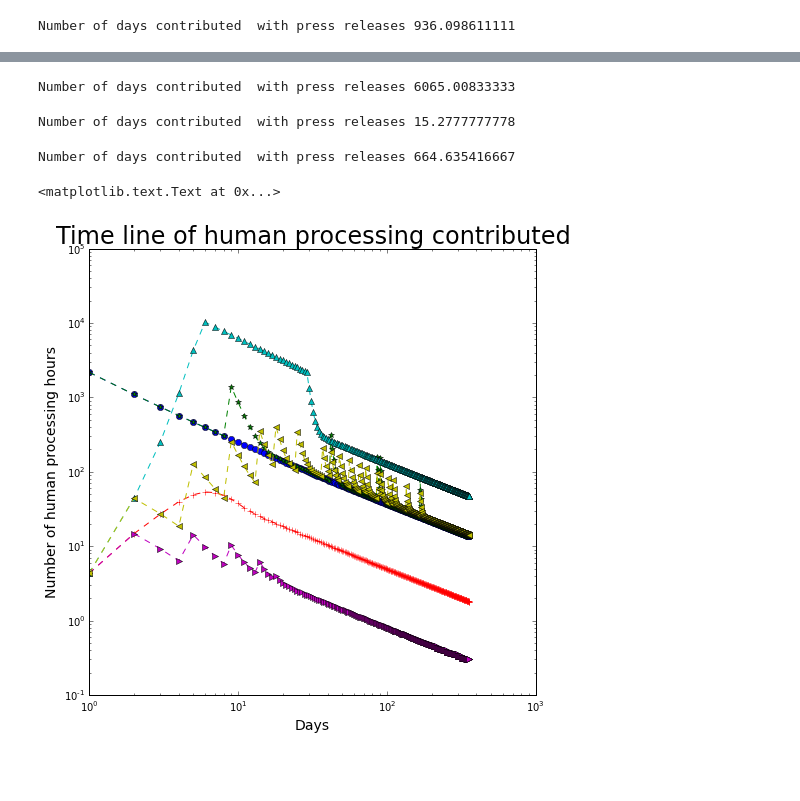
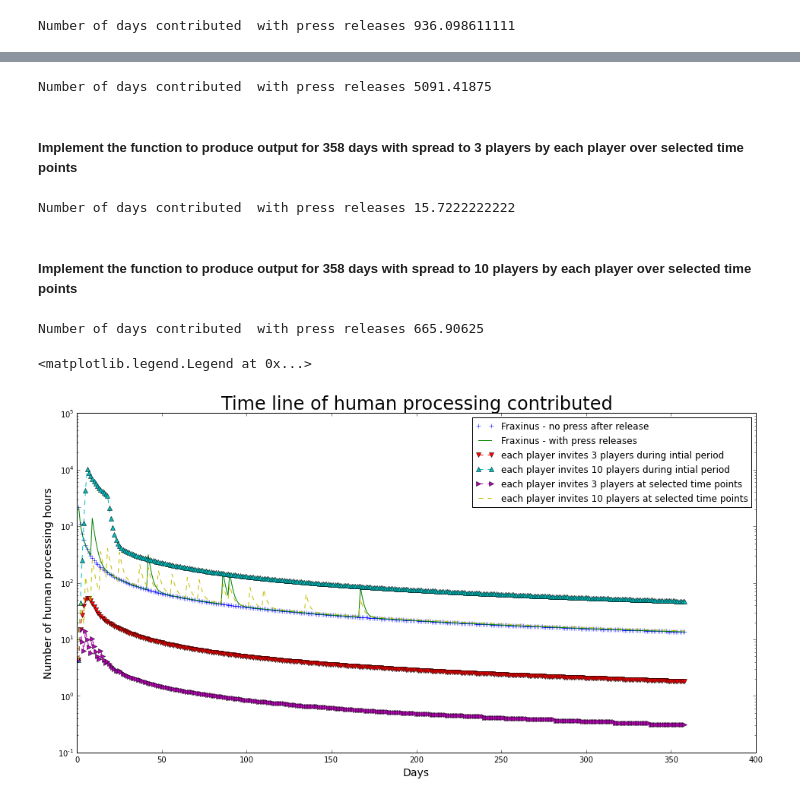
Before and after one commit to TeamMacLean/fraxinus_version1_data_analysis, a Jupyter notebook: fraxinus_visits_model/Players-nonplayers.ipynb, the cells around one changed output, grey strips where cells are left out. Drawn from its saved outputs; the diff is of its cells as text; code cells hidden in the pictures; blank space fills up the shorter version.

Commit message:
added markdown annotations for each implementation of function and annotated the final graph

```diff
--- a/fraxinus_visits_model/Players-nonplayers.ipynb
+++ b/fraxinus_visits_model/Players-nonplayers.ipynb
@@ -93,7 +98,7 @@ def progvisits(days, pressdates, invites):
             # But the addtional players are inverse to time since the release
             # Has reached the maximum interested people or loss of novelty??
             if i in press:
-                presspush = newplayers*invites*2/i
+                presspush = newplayers*invites/(i*0.5)
                 if start <= 5000:
                     newplayers = presspush
                     start += presspush
@@ -114,5 +121,5 @@ def progvisits(days, pressdates, invites):
 # %%
-press=range(2,30)
+press=range(2,19)
 invites = 3
 visits3 = progvisits(days, press, invites)
 total3 = sum(visits3)/24
@@ -127,5 +136,5 @@ Number of days contributed  with press releases 83.4930555556
 # %%
-press=range(2,30)
+press=range(2,19)
 invites = 10
 visits4 = progvisits(days, press, invites)
 total4 = sum(visits4)/24
@@ -136,7 +145,9 @@ for k in days:
 
 print "Number of days contributed  with press releases", total4
 # %% [output]
-Number of days contributed  with press releases 6065.00833333
+Number of days contributed  with press releases 5091.41875
+# %% [markdown]
+##### Implement the function to produce output for 358 days with spread to 3 players by each player over selected time points
 # %%
 press=[2,5,9,14,18,25,37,42,48,56,65,72,86,90,102,110,135,167]
 invites = 3
@@ -149,7 +160,9 @@ for k in days:
 
 print "Number of days contributed  with press releases", total5
 # %% [output]
-Number of days contributed  with press releases 15.2777777778
+Number of days contributed  with press releases 15.7222222222
+# %% [markdown]
+##### Implement the function to produce output for 358 days with spread to 10 players by each player over selected time points
 # %%
 press=[2,5,9,14,18,25,37,42,48,56,65,72,86,90,102,110,135,167]
 invites = 10
@@ -164,22 +177,23 @@ print "Number of days contributed  with press releases", total6
 
 f.close()
 # %% [output]
-Number of days contributed  with press releases 664.635416667
+Number of days contributed  with press releases 665.90625
 # %%
 
 import matplotlib.pyplot as plt
-fig, axes = plt.subplots(1, 1, figsize=(8, 8))
-plt.plot(days, visits1, "--o")
-plt.plot(days, visits2, "--*")
-plt.plot(days, visits3, "--+")
-plt.plot(days, visits4, "--^")
-plt.plot(days, visits5, "-->")
-plt.plot(days, visits6, "--<")
+fig, axes = plt.subplots(1, 1, figsize=(16, 8))
+plt.plot(days, visits1, "+", label="Fraxinus - no press after release")
+plt.plot(days, visits2, "-", label="Fraxinus - with press releases")
+plt.plot(days, visits3, "--v", label="each player invites 3 players during intial period")
+plt.plot(days, visits4, "--^", label="each player invites 10 players during intial period")
+plt.plot(days, visits5, "-->", label="each player invites 3 players at selected time points")
+plt.plot(days, visits6, "--", label="each player invites 10 players at selected time points")
 plt.yscale('log')
-plt.xscale('log')
+#plt.xscale('log')
 plt.xlabel('Days', fontsize=14)
 plt.ylabel('Number of human processing hours', fontsize=14)
 plt.title('Time line of human processing contributed', fontsize=24)
+plt.legend()
 # %% [output]
-<matplotlib.text.Text at 0x...>
+<matplotlib.legend.Legend at 0x...>
-[figure, old version]
+[figure, new version]
```
Also changed, not shown: parts of 6 cells of this notebook, 1 other file.
